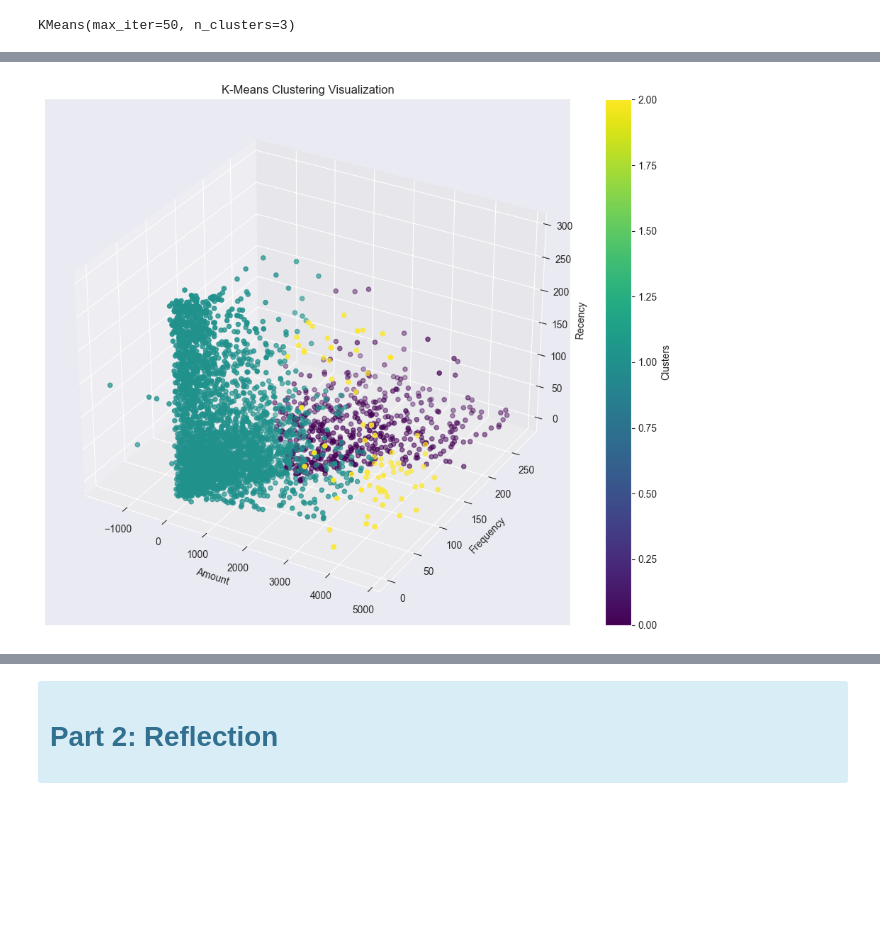
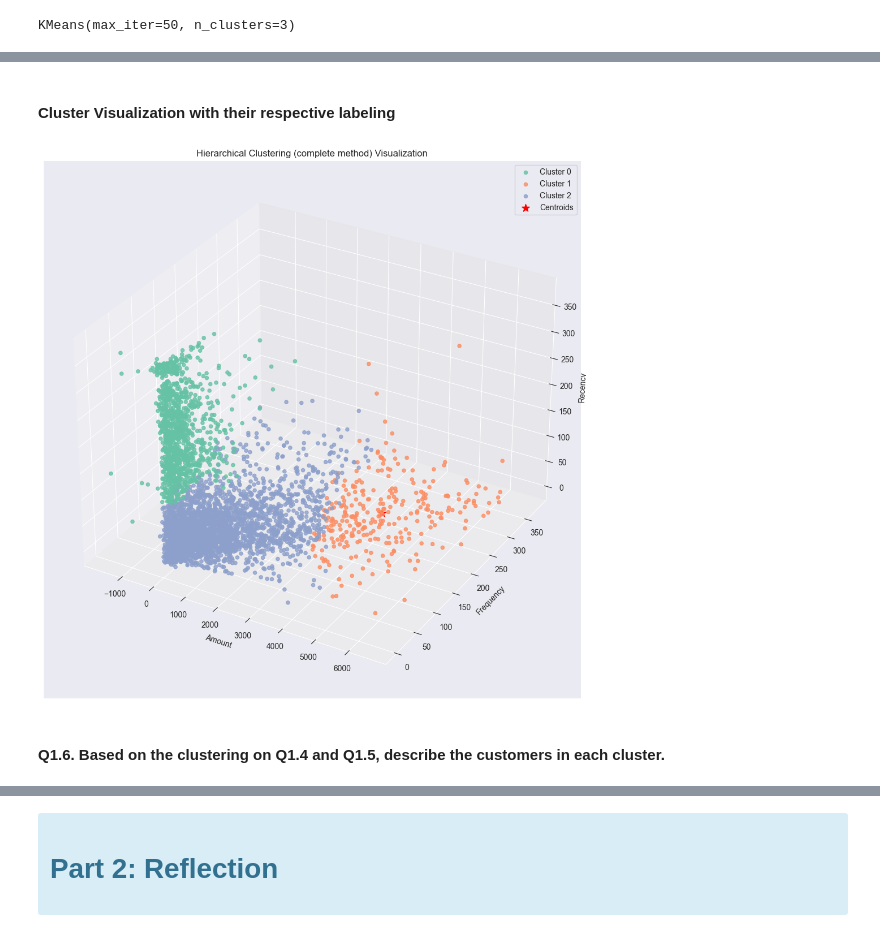
Before and after one commit to jonamadk/scaling-ML-journey, a Jupyter notebook: lab-04/Lab4.ipynb, the cells around one changed output, grey strips where cells are left out. Cells and saved outputs as stored; diff of their text form; code cells hidden in the pictures; blank space fills up the shorter version.

```diff
--- a/lab-04/Lab4.ipynb
+++ b/lab-04/Lab4.ipynb
@@ -450,15 +483,22 @@ import matplotlib.pyplot as plt
 from mpl_toolkits.mplot3d import Axes3D
 import seaborn as sns
 
-# Assuming 'dataset' contains the dataset with columns: Amount, Frequency, Recency, h_clusters
+# Assuming 'dataset' contains the dataset with columns: Amount, Frequency, Recency, km_clusters
 
 # Create a new figure for the 3D scatter plot
-fig = plt.figure(figsize=(10, 8))
+fig = plt.figure(figsize=(12, 10))
 ax = fig.add_subplot(111, projection='3d')
 
-# Plot the 3D scatter plot
-scatter = ax.scatter(dataset['Amount'], dataset['Frequency'], dataset['Recency'], c=dataset['km_clusters'], cmap='viridis')
+# Plot the data points with hue
+for cluster in dataset['km_clusters'].unique():
+    subset = dataset[dataset['km_clusters'] == cluster]
+    ax.scatter(subset['Amount'], subset['Frequency'], subset['Recency'], label=f'Cluster {cluster}', alpha=0.9)
 
+# Calculate centroids
+centroids = dataset.groupby('km_clusters').mean()
+
+# Plot centroids
+ax.scatter(centroids['Amount'], centroids['Frequency'], centroids['Recency'], c='red', marker='*', alpha=1, s=100, label='Centroids')
 
 # Add labels and title
 ax.set_xlabel('Amount')
@@ -466,8 +506,8 @@ ax.set_ylabel('Frequency')
 ax.set_zlabel('Recency')
 plt.title('K-Means Clustering Visualization')
 
-# Add a colorbar
-plt.colorbar(scatter, label='Clusters')
+# Add legend
+ax.legend()
 
 plt.show()
 # %% [output]
@@ -490,4 +534,4 @@ array([0, 1, 0, ..., 1, 1, 1])
 # %%
-dataset['h_clusters'] = cluster_labels
+dataset['h_clusters_average'] = cluster_labels
 dataset.head()
 dataset.drop(columns=['km_clusters'], inplace=True)
@@ -526,7 +609,7 @@ plt.show()
 # %%
 cluster_labels = cut_tree(mergings, n_clusters=optimal_num_clusters).reshape(-1, )
 dataset['h_clusters_complete'] = cluster_labels
-dataset.drop(columns=['h_clusters'], inplace=True)
+dataset.drop(columns=['h_clusters_average'], inplace=True)
 print(dataset.head())
 # %% [output]
     Amount  Frequency  Recency  h_clusters_complete
@@ -538,26 +646,38 @@ print(dataset.head())
+# %% [markdown]
+#### **Cluster Visualization with their respective labeling**
 # %%
 import matplotlib.pyplot as plt
 from mpl_toolkits.mplot3d import Axes3D
 import seaborn as sns
 
-# Assuming 'dataset' contains the dataset with columns: Amount, Frequency, Recency, h_clusters
+# Assuming 'dataset' contains the dataset with columns: Amount, Frequency, Recency, km_clusters
 
 # Create a new figure for the 3D scatter plot
-fig = plt.figure(figsize=(10, 8))
+fig = plt.figure(figsize=(12, 10))
 ax = fig.add_subplot(111, projection='3d')
 
-# Plot the 3D scatter plot
-scatter = ax.scatter(dataset['Amount'], dataset['Frequency'], dataset['Recency'], c=dataset['h_clusters_complete'], cmap='viridis')
+# Plot the data points with hue
+for cluster in dataset['h_clusters_complete'].unique():
+    subset = dataset[dataset['h_clusters_complete'] == cluster]
+    ax.scatter(subset['Amount'], subset['Frequency'], subset['Recency'], label=f'Cluster {cluster}', alpha=0.8)
+
+# Calculate centroids
+centroids = dataset.groupby('h_clusters_complete').mean()
+
+# Plot centroids
+ax.scatter(centroids['Amount'], centroids['Frequency'], centroids['Recency'], c='red', marker='*', alpha=1, s=100, label='Centroids')
 
 # Add labels and title
 ax.set_xlabel('Amount')
 ax.set_ylabel('Frequency')
 ax.set_zlabel('Recency')
-plt.title('K-Means Clustering Visualization')
+plt.title('Hierarchical Clustering (complete method) Visualization')
 
-# Add a colorbar
-plt.colorbar(scatter, label='Clusters')
+# Add legend
+ax.legend()
 
 plt.show()
 # %% [output]
-[figure, old version]
+[figure, new version]
+# %% [markdown]
+#### **Q1.6. Based on the clustering on Q1.4 and Q1.5, describe the customers in each cluster.**
```
Also changed, not shown: parts of 65 cells of this notebook.
